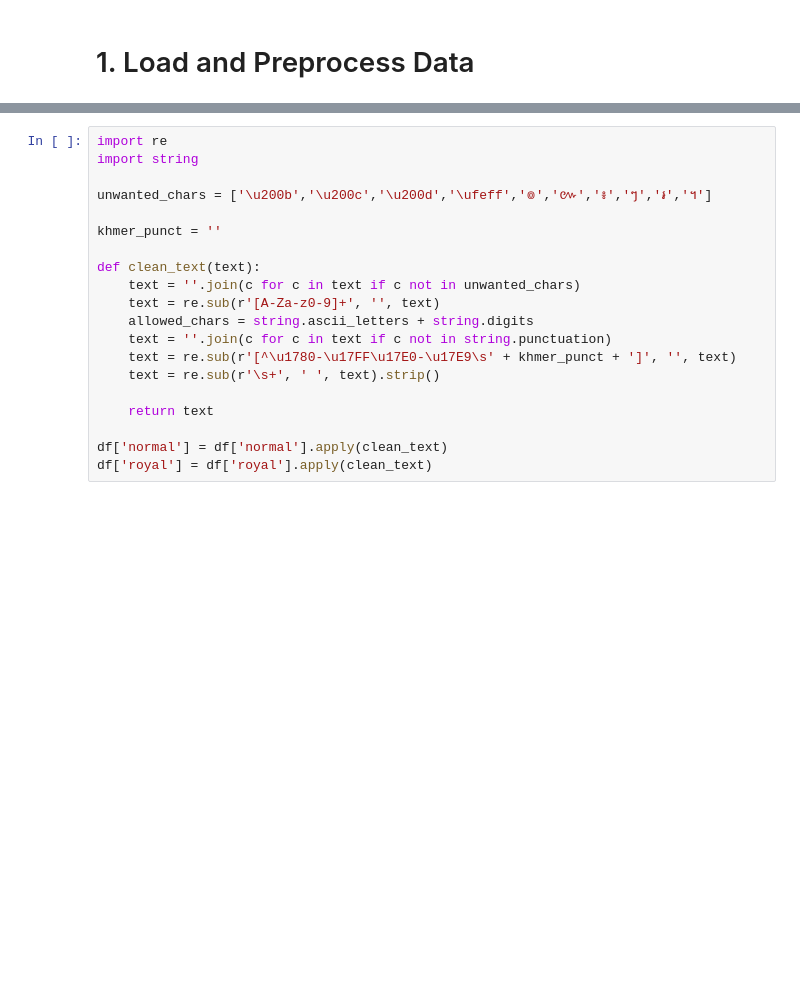
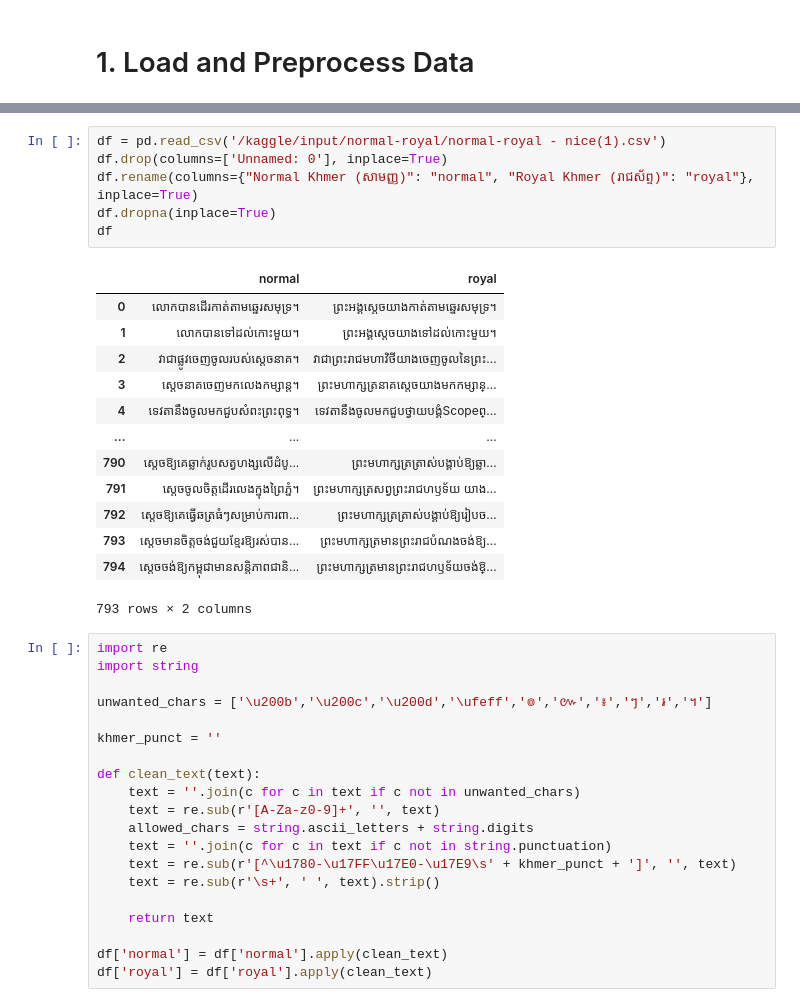
Before and after one commit to phoeurnkimhor/khmer-style-transfer, a Jupyter notebook: notebooks/03-fine-tuning.ipynb, the cells around one changed output, grey strips where cells are left out. Cells and saved outputs as stored; diff of their text form; blank space fills up the shorter version.

```diff
--- a/notebooks/03-fine-tuning.ipynb
+++ b/notebooks/03-fine-tuning.ipynb
@@ -22,3 +26,23 @@ df
+# %%
+df = pd.read_csv('/kaggle/input/normal-royal/normal-royal - nice(1).csv')
+df.drop(columns=['Unnamed: 0'], inplace=True)
+df.rename(columns={"Normal Khmer (សាមញ្ញ)": "normal", "Royal Khmer (រាជស័ព្ទ)": "royal"}, inplace=True)
+df.dropna(inplace=True)
+df
+# %% [output]
+|  | normal | royal |
+| 0 | លោកបានដើរកាត់តាមឆ្នេរសមុទ្រ។ | ព្រះអង្គស្តេចយាងកាត់តាមឆ្នេរសមុទ្រ។ |
+| 1 | លោកបានទៅដល់កោះមួយ។ | ព្រះអង្គស្តេចយាងទៅដល់កោះមួយ។ |
+| 2 | វាជាផ្លូវចេញចូលរបស់ស្ដេចនាគ។ | វាជាព្រះរាជមហាវិថីយាងចេញចូលនៃព្រះ... |
+| 3 | ស្ដេចនាគចេញមកលេងកម្សាន្ត។ | ព្រះមហាក្សត្រនាគស្តេចយាងមកកម្សាន្... |
+| 4 | ទេវតានឹងចូលមកជួបសំពះព្រះពុទ្ធ។ | ទេវតានឹងចូលមកជួបថ្វាយបង្គំScopeព្... |
+| ... | ... | ... |
+| 790 | ស្ដេចឱ្យគេឆ្លាក់រូបសត្វហង្សលើដំបូ... | ព្រះមហាក្សត្រត្រាស់បង្គាប់ឱ្យឆ្លា... |
+| 791 | ស្ដេចចូលចិត្តដើរលេងក្នុងព្រៃភ្នំ។ | ព្រះមហាក្សត្រសព្វព្រះរាជហឫទ័យ យាង... |
+| 792 | ស្ដេចឱ្យគេធ្វើឆត្រធំៗសម្រាប់ការពា... | ព្រះមហាក្សត្រត្រាស់បង្គាប់ឱ្យរៀបច... |
+| 793 | ស្ដេចមានចិត្តចង់ជួយខ្មែរឱ្យរស់បាន... | ព្រះមហាក្សត្រមានព្រះរាជបំណងចង់ឱ្យ... |
+| 794 | ស្ដេចចង់ឱ្យកម្ពុជាមានសន្តិភាពជានិ... | ព្រះមហាក្សត្រមានព្រះរាជហឫទ័យចង់ឱ្... |
+793 rows × 2 columns
 # %%
 import re
 import string
```
Also changed, not shown: parts of 24 cells of this notebook, 1 other file.
